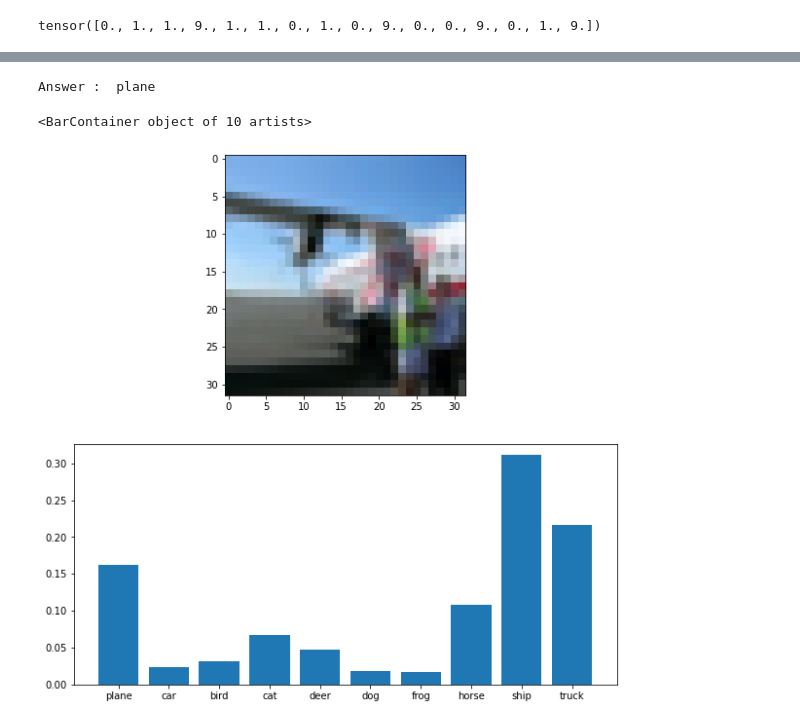
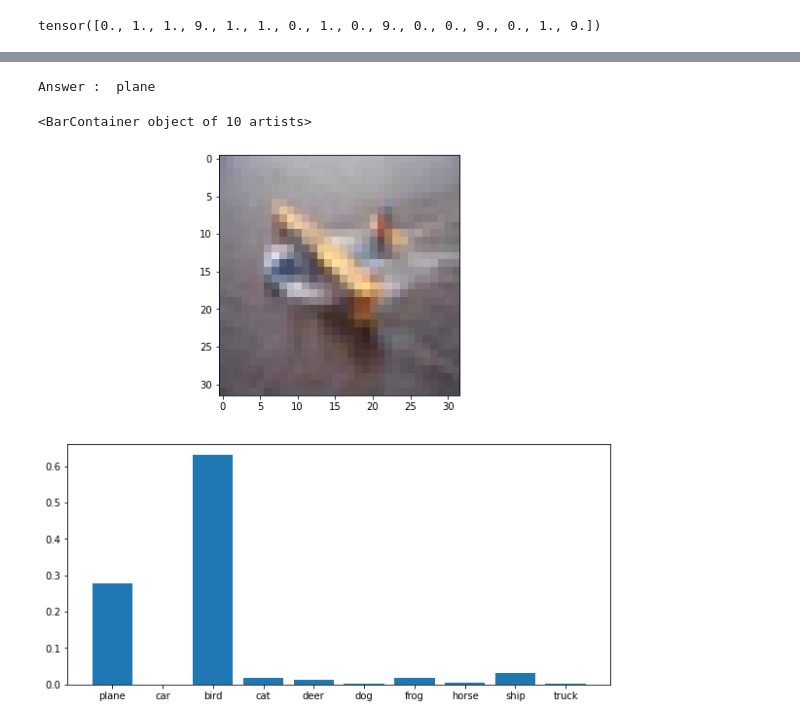
Before and after one commit to amansatyawali/practice, a Jupyter notebook: pytorch/cifar10/training.ipynb, the cells around one changed output, grey strips where cells are left out. Saved outputs shown, nothing was run; the diff lists cells and outputs as text; code cells hidden in the pictures.

```diff
--- a/pytorch/cifar10/training.ipynb
+++ b/pytorch/cifar10/training.ipynb
@@ -250,15 +260,15 @@ Accuracy :  tensor(0.7086)
 # %%
 fig, ax = plt.subplots(2, 1, figsize=(10,10))
 
 
-i = 9
+i = 3
 ax[0].imshow(wrongPred1[i]['image'])
 print('Answer : ', classes[wrongPred1[i]['answer'].int()])
 ax[1].bar(classes, wrongPred1[i]['pred'])
 # %% [output]
 Answer :  plane
 <BarContainer object of 10 artists>
-[figure, old version]
+[figure, new version]
 # %%
 PATH = 'savedModels/' + datetime.now().strftime("%Y_%m_%d-%H:%M:%S") + '.pth'
 torch.save({'params' : model.state_dict(), 'losses' : losses}, PATH)
```
Also changed, not shown: parts of 3 cells of this notebook.
